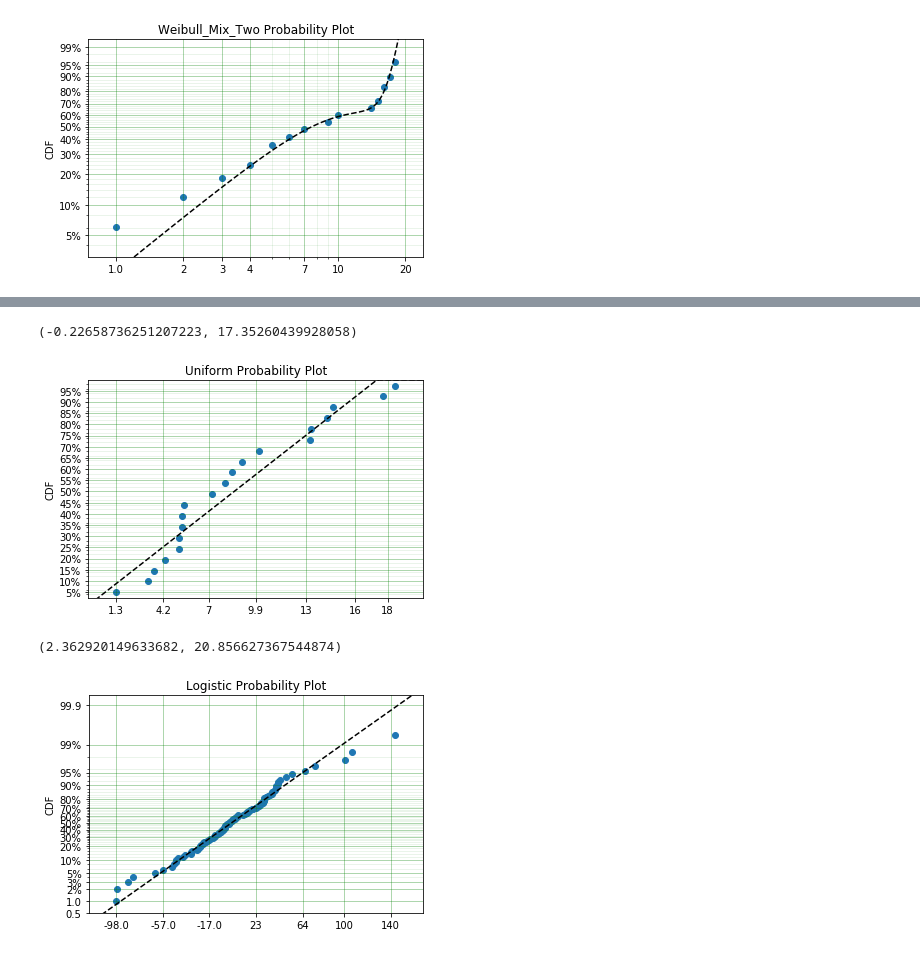
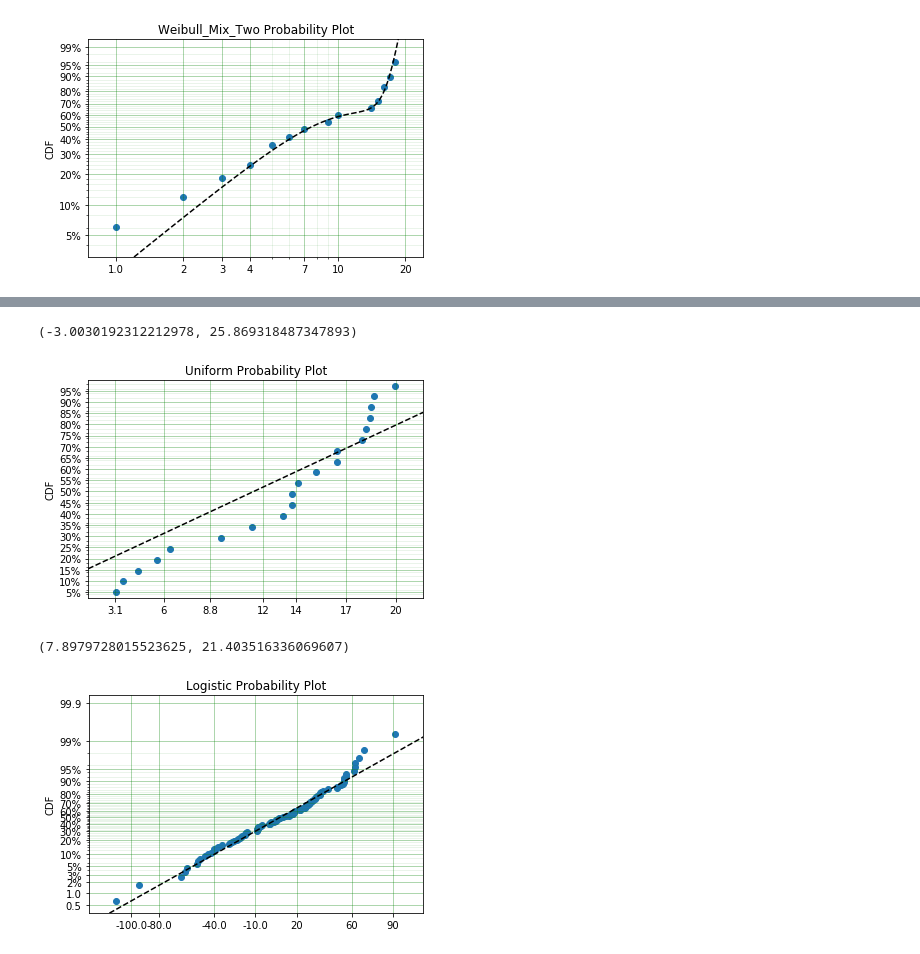
Before and after one commit to derrynknife/SurPyval, a Jupyter notebook: Probability Plotting with Surpyval.ipynb, the cells around one changed output, grey strips where cells are left out. Saved outputs shown, nothing was run; the diff lists cells and outputs as text; code cells hidden in the pictures.

```diff
--- a/Probability Plotting with Surpyval.ipynb
+++ b/Probability Plotting with Surpyval.ipynb
@@ -112,21 +112,21 @@ dist = surv.parametric.Uniform
 x = dist.random(20, 1, 20)
 
 model = dist.fit(x, how='MOM')
-model.plot(heuristic='Nelson-Aalen', plot_bounds=False);
+model.plot(heuristic='Fleming-Harrington', plot_bounds=False);
 model.params
 # %% [output]
-(-0.22658736251207223, 17.35260439928058)
+(-3.0030192312212978, 25.869318487347893)
-[figure, old version]
+[figure, new version]
 # %%
 dist = surv.parametric.Logistic
 x = dist.random(100, 1, 20)
 
 model = dist.fit(x, how='MLE')
-model.plot(heuristic='Nelson-Aalen', plot_bounds=False);
+model.plot(heuristic='Blom', plot_bounds=False);
 model.params
 # %% [output]
-(2.362920149633682, 20.856627367544874)
+(7.8979728015523625, 21.403516336069607)
-[figure, old version]
+[figure, new version]
 # %%
 dist = surv.parametric.LogLogistic
 x = dist.random(20, 10, 0.9)
```
Also changed, not shown: parts of 7 cells of this notebook, 2 other files.
